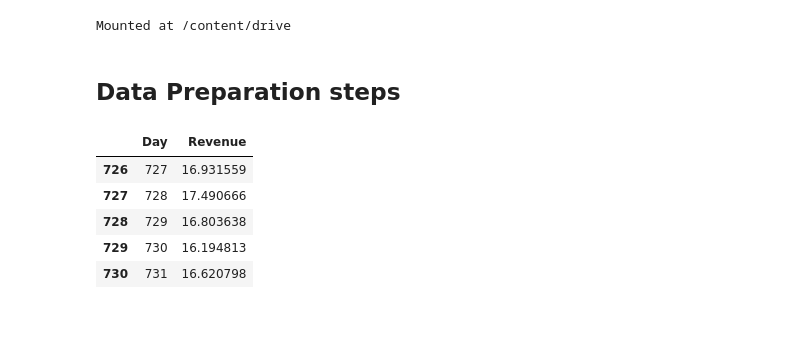
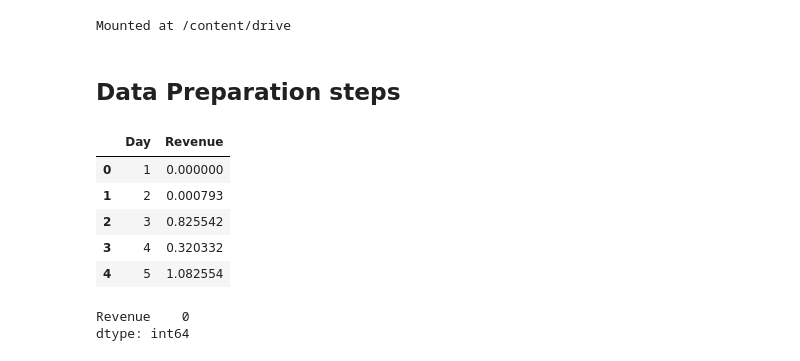
Before and after one commit to cfreeman22/D213, a Jupyter notebook: D213_task1.ipynb, the cells around one changed output. Cells and saved outputs as stored; diff of their text form; code cells hidden in the pictures; blank space fills up the shorter version.

```diff
--- a/D213_task1.ipynb
+++ b/D213_task1.ipynb
@@ -27,13 +23,13 @@ Mounted at /content/drive
 #Reading the data from my google drive.
 data = pd.read_csv('/content/drive/My Drive/teleco_time_series .csv')
 # %% [markdown]
-## Data Preparation steps
+## __Data Preparation steps__
 # %%
-data.tail()
+data.head()
 # %% [output]
 |  | Day | Revenue |
-| 726 | 727 | 16.931559 |
-| 727 | 728 | 17.490666 |
-| 728 | 729 | 16.803638 |
-| 729 | 730 | 16.194813 |
-| 730 | 731 | 16.620798 |
+| 0 | 1 | 0.000000 |
+| 1 | 2 | 0.000793 |
+| 2 | 3 | 0.825542 |
+| 3 | 4 | 0.320332 |
+| 4 | 5 | 1.082554 |
@@ -39,0 +41,6 @@ data.tail()
+# %%
+#checking for nulls
+data.isnull().sum()
+# %% [output]
+Revenue    0
+dtype: int64
```
Also changed, not shown: parts of 9 cells of this notebook.
